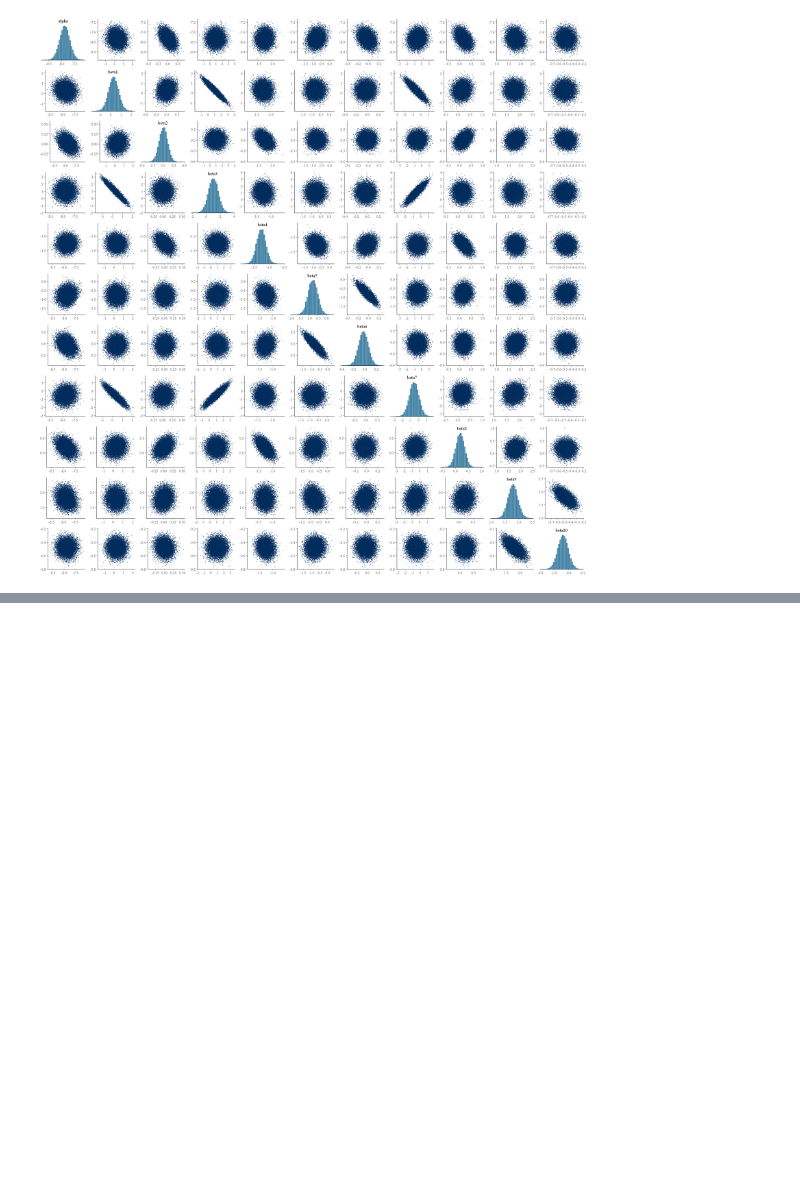
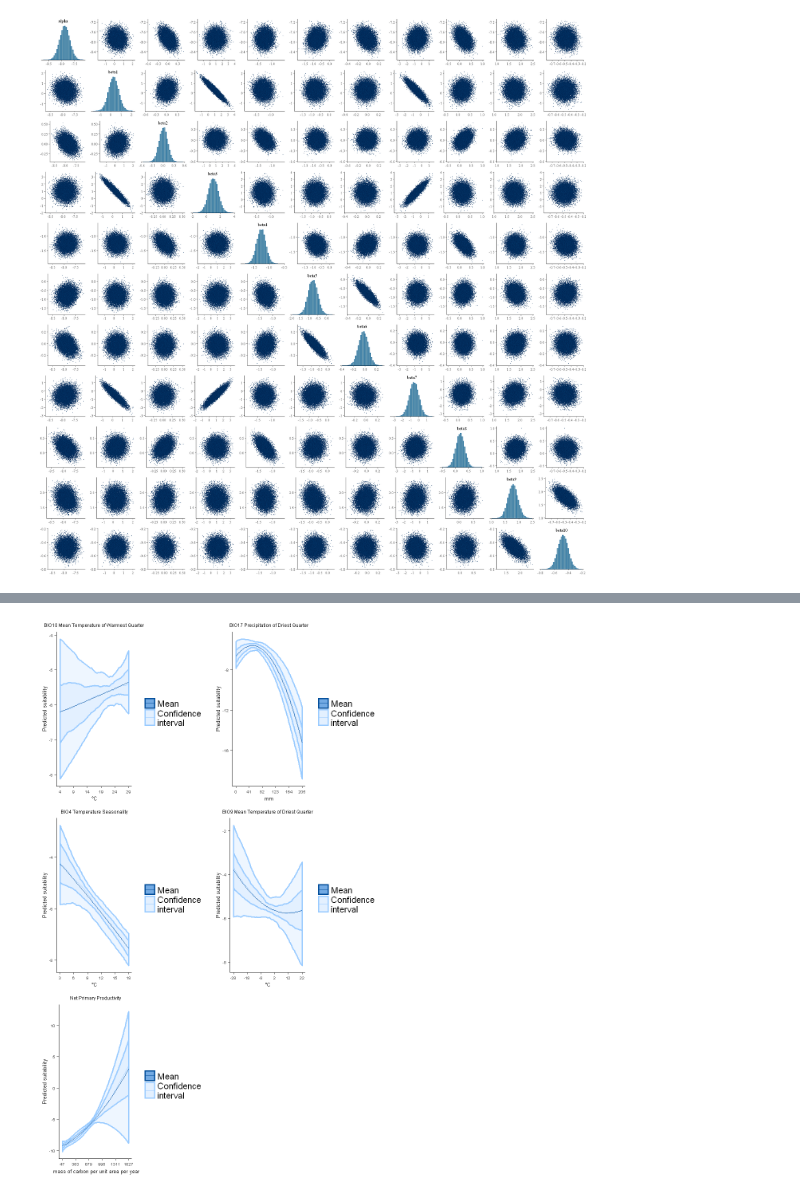
Before and after one commit to mkrzyzanska/BuckwheatNicheModelling, a Jupyter notebook: reports/06_Plot_model.ipynb, the cells around one changed output, grey strips where cells are left out. Cells and saved outputs as stored; diff of their text form; code cells hidden in the pictures; blank space fills up the shorter version.

```diff
--- a/reports/05_Plot_model.ipynb
+++ b/reports/06_Plot_model.ipynb
@@ -185,0 +162,32 @@ ppc_intervals(y, yrep, x = NULL, ..., prob = 0.5, prob_outer = 0.9,
+# %%
+counterfactual_plots<-c()
+for(i in 1:5){
+cpredictions<-read.csv(cfiles[i])
+    color_scheme_set("brightblue")
+    y<-as.numeric(colMeans(cpredictions))
+    yrep=as.matrix(cpredictions)
+    yvals<-seq(from = range[1,i], to = range[2,i],length.out=ncol(yrep))
+    if(names[i]=="BIO4 Temperature Seasonality"){
+      true_range<-(range[,i]*stats[i,'sd']+stats[i,'mean'])/100
+      true_breaks<-seq(from=floor(true_range[1]), to=ceiling(true_range[2]),by=round(ceiling((true_range[2])-floor(true_range[1]))/5))
+      tmp_breaks<-as.numeric(scale(true_breaks*100,center=stats[i,'mean'],scale=stats[i,'sd']))
+      adjustment<-tmp_breaks[2]-tmp_breaks[1]
+      breaks<-seq(from=1-abs((tmp_breaks[1]-(range[1,i]))/adjustment),to=ncol(cpredictions)+abs((tmp_breaks[length(tmp_breaks)]-(range[2,i]))/adjustment),length.out=length(true_breaks))
+    }
+    else {
+        true_range<-(range[,i]*stats[i,'sd']+stats[i,'mean'])
+        true_breaks<-seq(from=floor(true_range[1]), to=ceiling(true_range[2]),by=round(ceiling((true_range[2])-floor(true_range[1]))/5))
+        tmp_breaks<-as.numeric(scale(true_breaks,center=stats[i,'mean'],scale=stats[i,'sd']))
+        adjustment<-tmp_breaks[2]-tmp_breaks[1]
+        breaks<-seq(from=1-abs((tmp_breaks[1]-(range[1,i]))/adjustment),to=ncol(cpredictions)+abs((tmp_breaks[length(tmp_breaks)]-(range[2,i]))/adjustment),length.out=length(true_breaks))
+    }
+
+    plot<-ppc_ribbon(y,yrep, prob = 0.5, prob_outer = 0.9,size = 1)+
+        ggtitle(names[i])+
+        scale_y_continuous("Predicted suitability")+
+        scale_x_continuous(units[i],breaks=breaks,labels=true_breaks)+
+        theme(text = element_text(family = "sans",size=6),plot.title = element_text(hjust = 0.5),axis.title = element_text(size = 8),axis.text = element_text(size = 6))+
+        bayesplot:::scale_color_ppc_dist(labels = c("Mean", "Confidence \ninterval")) +
+        bayesplot:::scale_fill_ppc_dist(labels = c("Mean", "Confidence \ninterval"))
+counterfactual_plots[[i]]<-plot
+}
@@ -185,0 +212,9 @@ ppc_intervals(y, yrep, x = NULL, ..., prob = 0.5, prob_outer = 0.9,
+# %%
+### Arrange the plots on the page
+saved <- options(repr.plot.width=7.25, repr.plot.height=11.69)
+saved$repr.plot.width <- 7.25
+saved$repr.plot.height<-11.69
+cf_plots<-ggarrange(counterfactual_plots[[1]],counterfactual_plots[[2]],counterfactual_plots[[3]],counterfactual_plots[[4]],counterfactual_plots[[5]],ncol=2,nrow=3)
+cf_plots
+# %% [output]
+[figure, added]
```
Also changed, not shown: parts of 26 cells of this notebook, 10 other files.
